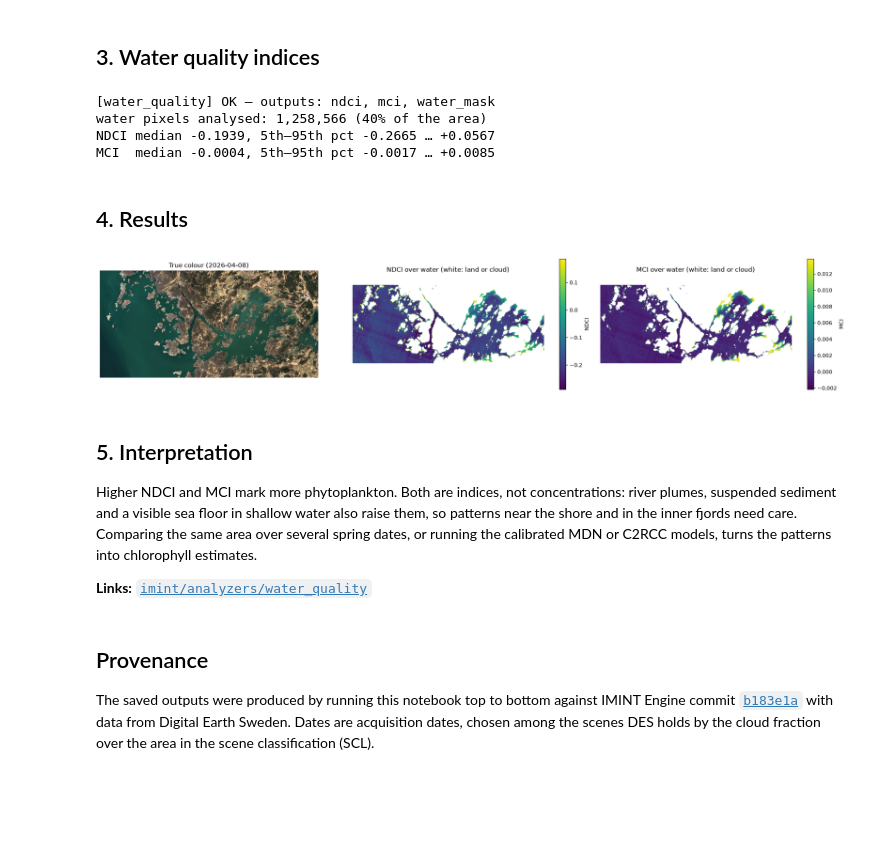
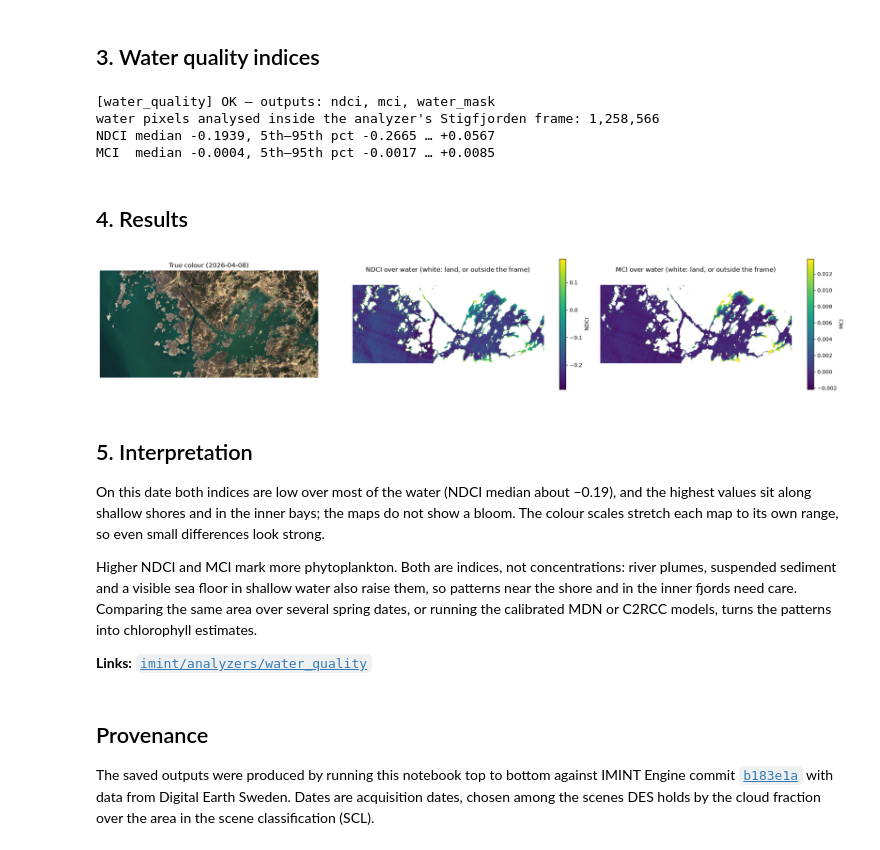
Before and after one commit to DigitalEarthSwedenExperimentalLab/imintengine, a Jupyter notebook: notebooks/sdl3-cases/070_CASE_120-Water-Quality-Stigfjorden.ipynb, the cells around one changed output. Saved outputs shown, nothing was run; the diff lists cells and outputs as text; code cells hidden in the pictures; blank space fills up the shorter version.

```diff
--- a/notebooks/sdl3-cases/070_CASE_120-Water-Quality-Stigfjorden.ipynb
+++ b/notebooks/sdl3-cases/070_CASE_120-Water-Quality-Stigfjorden.ipynb
@@ -44,19 +46,26 @@ from IPython.display import clear_output
 LOGIN_METHOD = "egi"
 
 des = openeo.connect("https://openeo.digitalearth.se")
-if LOGIN_METHOD == "password":
-    user, password = input("DES username: "), getpass("DES password: ")
-    if not (user and password):
-        raise ValueError("enter both a DES username and a password")
-    des.authenticate_basic(user, password)
-    del password
-else:
-    des.authenticate_oidc(provider_id="egi")
+try:
+    if LOGIN_METHOD == "password":
+        user, password = input("DES username: "), getpass("DES password: ")
+        if not (user and password):
+            raise ValueError("enter both a DES username and a password")
+        des.authenticate_basic(user, password)
+    else:
+        des.authenticate_oidc(provider_id="egi")
+finally:
+    user = password = None  # never keep the password, even when the login fails
+    clear_output()  # keep the typed username and the login link out of a saved notebook
 
-# Every IMINT Engine fetch below uses this login and no other credentials on the machine
-# (the pinned engine has no public parameter for a connection yet).
-imint.fetch._connect = lambda token=None, token_path=None: des
-clear_output()  # keep the typed username and the login link out of a saved notebook
+
+def des_connection(token=None, token_path=None):
+    """Every IMINT Engine fetch below uses this login and no other credentials on the machine."""
+    return des
+
+
+assert callable(getattr(imint.fetch, "_connect", None)), "this engine version has no _connect"
+imint.fetch._connect = des_connection  # the pinned engine has no public parameter for a connection yet
 print("Logged in to Digital Earth Sweden.")
 # %% [markdown]
 ## 1. Method
@@ -84,6 +94,7 @@ from imint.fetch import fetch_des_data
 
 def load_scene(date, aoi, max_cloud=0.3):
     """Fetch one Sentinel-2 L2A scene from Digital Earth Sweden with your login (no fallback)."""
+    assert imint.fetch._connect is des_connection, "run the Log in cell first"
     scene = fetch_des_data(date=date, coords=aoi, cloud_threshold=max_cloud)
     nodata = np.all(np.stack([a == 0 for a in scene.bands.values()]), axis=0)
     if nodata.mean() > 0.01:  # the archive sometimes holds only part of a scene
@@ -103,7 +114,7 @@ def true_colour(scene, top=0.25):
     """True colour with a fixed stretch, so different dates are comparable."""
     return np.clip(np.dstack([scene.bands[b] for b in ("B04", "B03", "B02")]) / top, 0, 1)
 
-AOI = {"west": 11.3187, "south": 58.0416, "east": 11.7403, "north": 58.1424}  # Marstrand, Tjörn, Stigfjorden
+AOI = {"west": 11.3187, "south": 58.0416, "east": 11.7403, "north": 58.1424}  # Stigfjorden, Tjörn–Orust
 DATE = "2026-04-08"
 
 scene = load_scene(DATE, AOI, max_cloud=0.5)
@@ -135,14 +146,14 @@ wq = WaterQualityAnalyzer(config).run(rgb=scene.rgb, bands=scene.bands, date=DAT
                                       output_dir="outputs/120", scl=scene.scl, geo=scene.geo)
 print(wq.summary())
 water = np.asarray(wq.outputs["water_mask"]) > 0
-print(f"water pixels analysed: {water.sum():,} ({water.mean():.0%} of the area)")
+print(f"water pixels analysed inside the analyzer's Stigfjorden frame: {water.sum():,}")
 indices = {name: np.where(water, np.asarray(wq.outputs[name], dtype=float), np.nan) for name in ("ndci", "mci")}
 for name, arr in indices.items():
     print(f"{name.upper():4s} median {np.nanmedian(arr):+.4f}, "
           f"5th–95th pct {np.nanpercentile(arr, 5):+.4f} … {np.nanpercentile(arr, 95):+.4f}")
 # %% [output]
 [water_quality] OK — outputs: ndci, mci, water_mask
-water pixels analysed: 1,258,566 (40% of the area)
+water pixels analysed inside the analyzer's Stigfjorden frame: 1,258,566
 NDCI median -0.1939, 5th–95th pct -0.2665 … +0.0567
 MCI  median -0.0004, 5th–95th pct -0.0017 … +0.0085
 # %% [markdown]
@@ -150,20 +161,24 @@ MCI  median -0.0004, 5th–95th pct -0.0017 … +0.0085
 # %%
 fig, axes = plt.subplots(1, 3, figsize=(20, 6))
 axes[0].imshow(true_colour(scene, top=0.15)); axes[0].set_title(f"True colour ({DATE})")
 for ax, name, label in [(axes[1], "ndci", "NDCI"), (axes[2], "mci", "MCI")]:
     arr = indices[name]
     lo, hi = np.nanpercentile(arr, [2, 98])
     im = ax.imshow(arr, cmap="viridis", vmin=lo, vmax=hi)
-    ax.set_title(f"{label} over water (white: land or cloud)")
+    ax.set_title(f"{label} over water (white: land, or outside the frame)")
     fig.colorbar(im, ax=ax, fraction=0.03, label=label)
 for ax in axes:
     ax.axis("off")
 plt.tight_layout()
 plt.show()
 # %% [output]
-[figure, old version]
+[figure, new version]
 # %% [markdown]
 ## 5. Interpretation
+
+On this date both indices are low over most of the water (NDCI median about −0.19), and the
+highest values sit along shallow shores and in the inner bays; the maps do not show a bloom. The
+colour scales stretch each map to its own range, so even small differences look strong.
 
 Higher NDCI and MCI mark more phytoplankton. Both are indices, not concentrations: river plumes,
 suspended sediment and a visible sea floor in shallow water also raise them, so patterns near the
```
Also changed, not shown: parts of 3 cells of this notebook, 14 other files.
